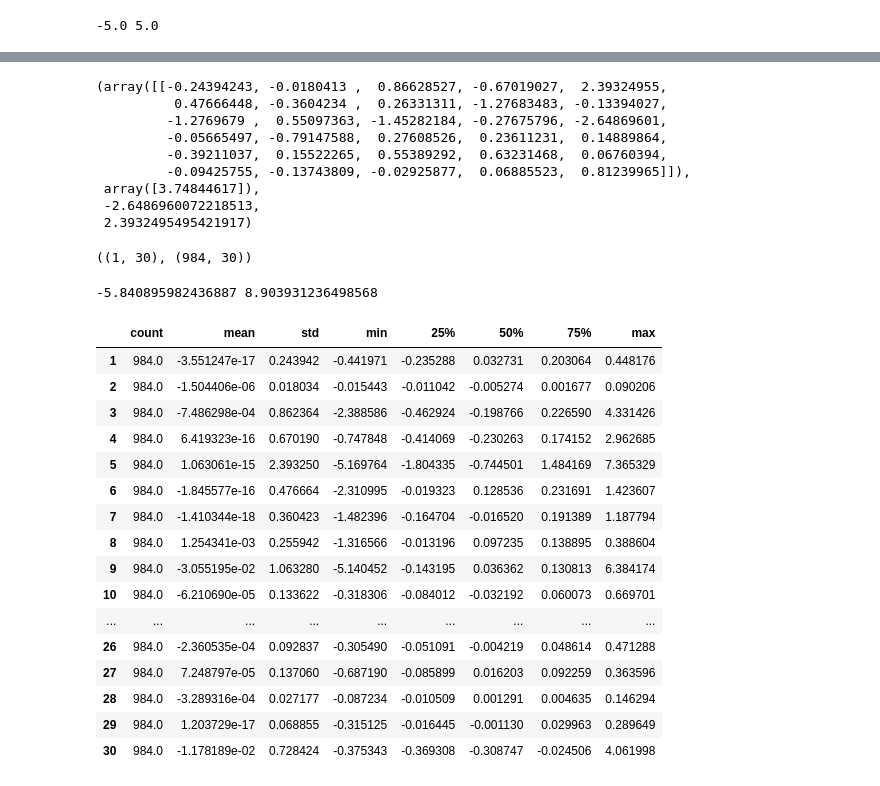
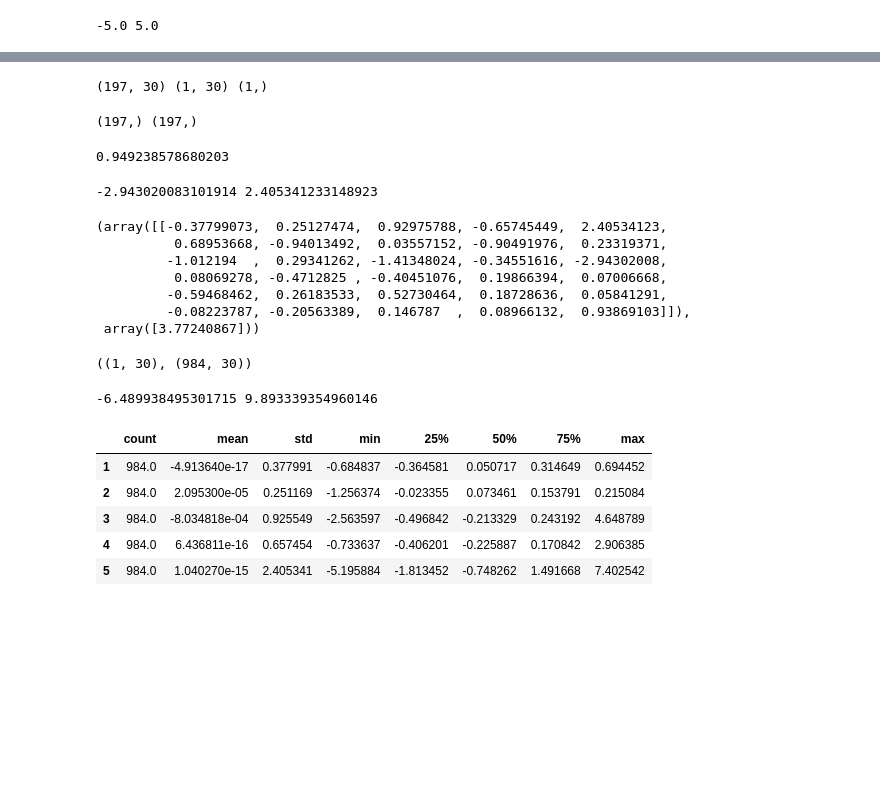
Before and after one commit to rickardbrannvall/tfhe_logreg, a Jupyter notebook: A_Explore_and_train_in_Python.ipynb, the cells around one changed output, grey strips where cells are left out. Saved outputs shown, nothing was run; the diff lists cells and outputs as text; code cells hidden in the pictures; blank space fills up the shorter version.

```diff
--- a/A_Explore_and_train_in_Python.ipynb
+++ b/A_Explore_and_train_in_Python.ipynb
@@ -39,8 +39,8 @@ plt.show()
 # %% [output]
 [figure]
 # %%
-Z = (credit-credit.mean())/credit.std()
-Z.describe().T
+normal = (credit-credit.mean())/credit.std()
+normal.describe().T
 # %% [output]
 |  | count | mean | std | min | 25% | 50% | 75% | max |
 | 1 | 984.0 | 1.146328e-16 | 1.0 | -1.837219 | -0.832425 | -0.134175 | 0.964523 | 1.811783 |
@@ -74,9 +74,11 @@ plt.show()
 # %%
 from sklearn.model_selection import train_test_split
 
+X_min, X_max = -5.,5.
+
 #X = credit.drop('Class', axis=1).values
-X = Z.drop('Class', axis=1).values
-X = np.clip(X,-5.,5.)
+X = normal.drop('Class', axis=1).values
+X = np.clip(X, X_min, X_max)
 
 y = credit.Class.values
 
@@ -107,18 +109,30 @@ acc
+# %%
+print(X_test.shape, clf.coef_.shape, clf.intercept_.shape)
+# %% [output]
+(197, 30) (1, 30) (1,)
+# %%
+y_cmp = (X_test*clf.coef_).sum(axis=1) + clf.intercept_[0]
+y_cmp = y_cmp > 0.0
+print(y_test.shape,y_cmp.shape)
+np.isclose(y_test, y_cmp).mean()
+# %% [output]
+(197,) (197,)
+0.949238578680203
 # %%
 np.savetxt("data/coeff.csv", clf.coef_.reshape((-1,1)), delimiter=",")
 np.savetxt("data/intercept.csv", np.array([clf.intercept_]), delimiter=",")
 # %%
-clf.coef_, clf.intercept_, clf.coef_.min(), clf.coef_.max()
+print(clf.coef_.min(), clf.coef_.max())
+clf.coef_, clf.intercept_
 # %% [output]
-(array([[-0.24394243, -0.0180413 ,  0.86628527, -0.67019027,  2.39324955,
-          0.47666448, -0.3604234 ,  0.26331311, -1.27683483, -0.13394027,
-         -1.2769679 ,  0.55097363, -1.45282184, -0.27675796, -2.64869601,
-         -0.05665497, -0.79147588,  0.27608526,  0.23611231,  0.14889864,
-         -0.39211037,  0.15522265,  0.55389292,  0.63231468,  0.06760394,
-         -0.09425755, -0.13743809, -0.02925877,  0.06885523,  0.81239965]]),
- array([3.74844617]),
- -2.6486960072218513,
- 2.3932495495421917)
+-2.943020083101914 2.405341233148923
+(array([[-0.37799073,  0.25127474,  0.92975788, -0.65745449,  2.40534123,
+          0.68953668, -0.94013492,  0.03557152, -0.90491976,  0.23319371,
+         -1.012194  ,  0.29341262, -1.41348024, -0.34551616, -2.94302008,
+          0.08069278, -0.4712825 , -0.40451076,  0.19866394,  0.07006668,
+         -0.59468462,  0.26183533,  0.52730464,  0.18728636,  0.05841291,
+         -0.08223787, -0.20563389,  0.146787  ,  0.08966132,  0.93869103]]),
+ array([3.77240867]))
 # %%
 clf.coef_.shape, X.shape
 # %% [output]
@@ -126,27 +140,16 @@ clf.coef_.shape, X.shape
 # %%
 terms = X*clf.coef_
 print(terms.min(), terms.max())
 #
-pd.DataFrame(terms, columns=credit.columns[:-1]).describe().T
+pd.DataFrame(terms, columns=credit.columns[:-1]).describe().T.head()
 # %% [output]
--5.840895982436887 8.903931236498568
+-6.489938495301715 9.893339354960146
 |  | count | mean | std | min | 25% | 50% | 75% | max |
-| 1 | 984.0 | -3.551247e-17 | 0.243942 | -0.441971 | -0.235288 | 0.032731 | 0.203064 | 0.448176 |
-| 2 | 984.0 | -1.504406e-06 | 0.018034 | -0.015443 | -0.011042 | -0.005274 | 0.001677 | 0.090206 |
-| 3 | 984.0 | -7.486298e-04 | 0.862364 | -2.388586 | -0.462924 | -0.198766 | 0.226590 | 4.331426 |
-| 4 | 984.0 | 6.419323e-16 | 0.670190 | -0.747848 | -0.414069 | -0.230263 | 0.174152 | 2.962685 |
-| 5 | 984.0 | 1.063061e-15 | 2.393250 | -5.169764 | -1.804335 | -0.744501 | 1.484169 | 7.365329 |
-| 6 | 984.0 | -1.845577e-16 | 0.476664 | -2.310995 | -0.019323 | 0.128536 | 0.231691 | 1.423607 |
-| 7 | 984.0 | -1.410344e-18 | 0.360423 | -1.482396 | -0.164704 | -0.016520 | 0.191389 | 1.187794 |
-| 8 | 984.0 | 1.254341e-03 | 0.255942 | -1.316566 | -0.013196 | 0.097235 | 0.138895 | 0.388604 |
-| 9 | 984.0 | -3.055195e-02 | 1.063280 | -5.140452 | -0.143195 | 0.036362 | 0.130813 | 6.384174 |
-| 10 | 984.0 | -6.210690e-05 | 0.133622 | -0.318306 | -0.084012 | -0.032192 | 0.060073 | 0.669701 |
-| ... | ... | ... | ... | ... | ... | ... | ... | ... |
-| 26 | 984.0 | -2.360535e-04 | 0.092837 | -0.305490 | -0.051091 | -0.004219 | 0.048614 | 0.471288 |
-| 27 | 984.0 | 7.248797e-05 | 0.137060 | -0.687190 | -0.085899 | 0.016203 | 0.092259 | 0.363596 |
-| 28 | 984.0 | -3.289316e-04 | 0.027177 | -0.087234 | -0.010509 | 0.001291 | 0.004635 | 0.146294 |
-| 29 | 984.0 | 1.203729e-17 | 0.068855 | -0.315125 | -0.016445 | -0.001130 | 0.029963 | 0.289649 |
-| 30 | 984.0 | -1.178189e-02 | 0.728424 | -0.375343 | -0.369308 | -0.308747 | -0.024506 | 4.061998 |
+| 1 | 984.0 | -4.913640e-17 | 0.377991 | -0.684837 | -0.364581 | 0.050717 | 0.314649 | 0.694452 |
+| 2 | 984.0 | 2.095300e-05 | 0.251169 | -1.256374 | -0.023355 | 0.073461 | 0.153791 | 0.215084 |
+| 3 | 984.0 | -8.034818e-04 | 0.925549 | -2.563597 | -0.496842 | -0.213329 | 0.243192 | 4.648789 |
+| 4 | 984.0 | 6.436811e-16 | 0.657454 | -0.733637 | -0.406201 | -0.225887 | 0.170842 | 2.906385 |
+| 5 | 984.0 | 1.040270e-15 | 2.405341 | -5.195884 | -1.813452 | -0.748262 | 1.491668 | 7.402542 |
 # %%
 temps = terms.cumsum(axis=1)
 print(temps.min(), temps.max())
```
Also changed, not shown: parts of 15 cells of this notebook, 6 other files.
